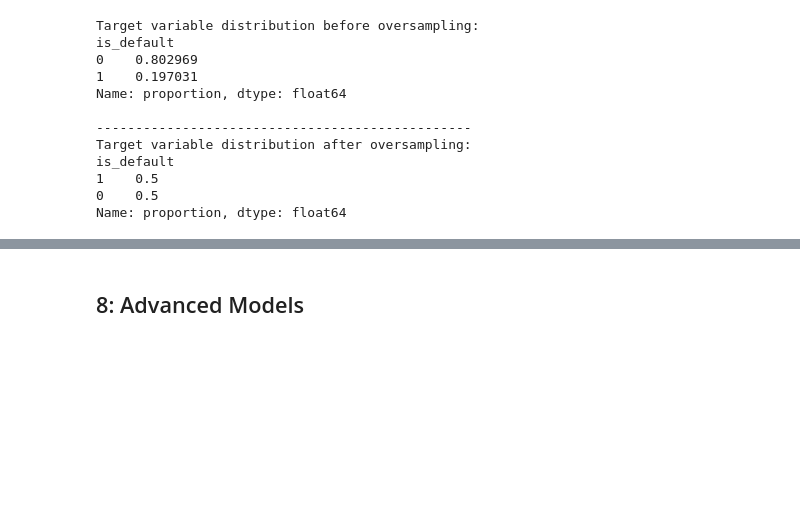
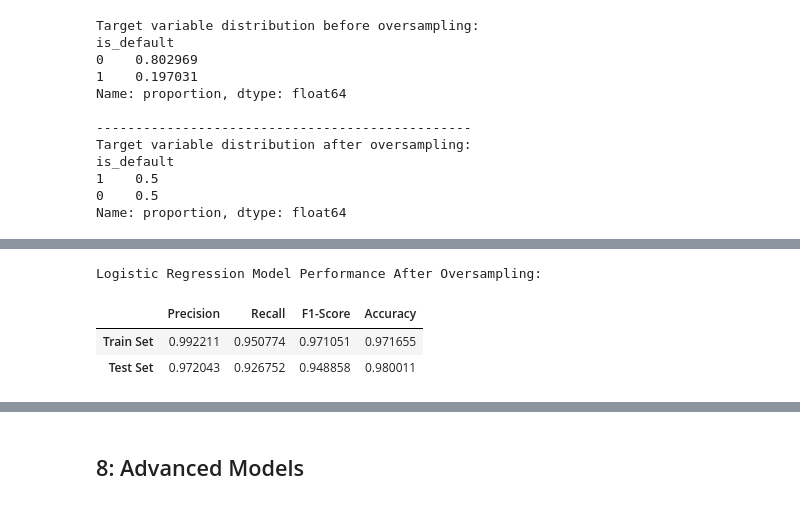
Before and after one commit to mnenedavid/Loan-Default-Risk-Detection, a Jupyter notebook: notebook.ipynb, the cells around one changed output, grey strips where cells are left out. Drawn from its saved outputs; the diff is of its cells as text; code cells hidden in the pictures; blank space fills up the shorter version.

```diff
--- a/notebook.ipynb
+++ b/notebook.ipynb
@@ -1708,0 +1740,13 @@ Name: proportion, dtype: float64
+# %%
+bl2_lr_metrics = {"Precision": [precision_score(y_train_final, bl2_train_pred), precision_score(y_test, bl2_test_pred)],
+           "Recall": [recall_score(y_train_final, bl2_train_pred), recall_score(y_test, bl2_test_pred)],
+           "F1-Score": [f1_score(y_train_final, bl2_train_pred), f1_score(y_test, bl2_test_pred)],
+           "Accuracy": [accuracy_score(y_train_final, bl2_train_pred), accuracy_score(y_test, bl2_test_pred)]}
+
+print("Logistic Regression Model Performance After Oversampling:")
+pd.DataFrame(bl2_lr_metrics, index=['Train Set', 'Test Set'])
+# %% [output]
+Logistic Regression Model Performance After Oversampling:
+|  | Precision | Recall | F1-Score | Accuracy |
+| Train Set | 0.992211 | 0.950774 | 0.971051 | 0.971655 |
+| Test Set | 0.972043 | 0.926752 | 0.948858 | 0.980011 |
```
Also changed, not shown: parts of 13 cells of this notebook.
